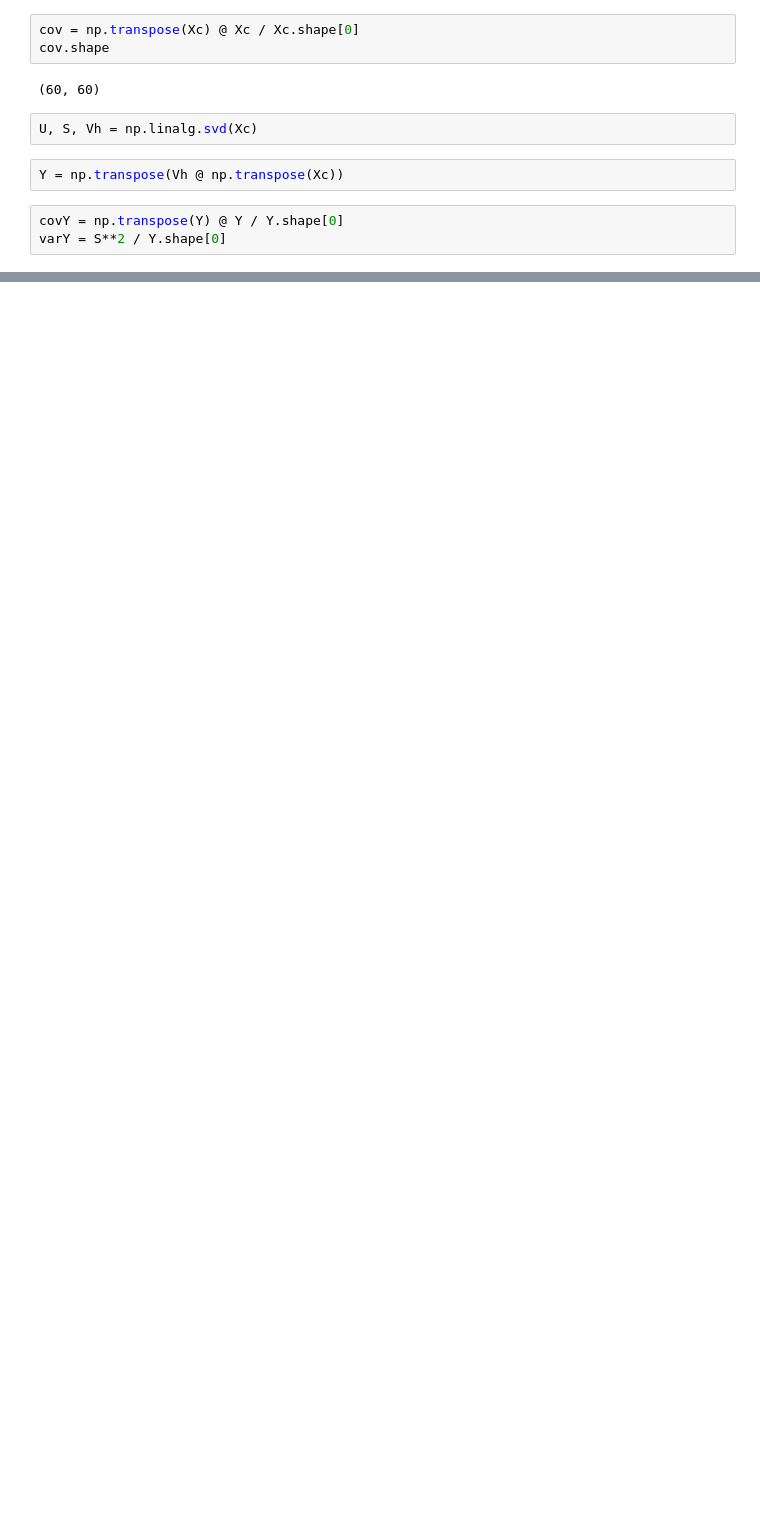
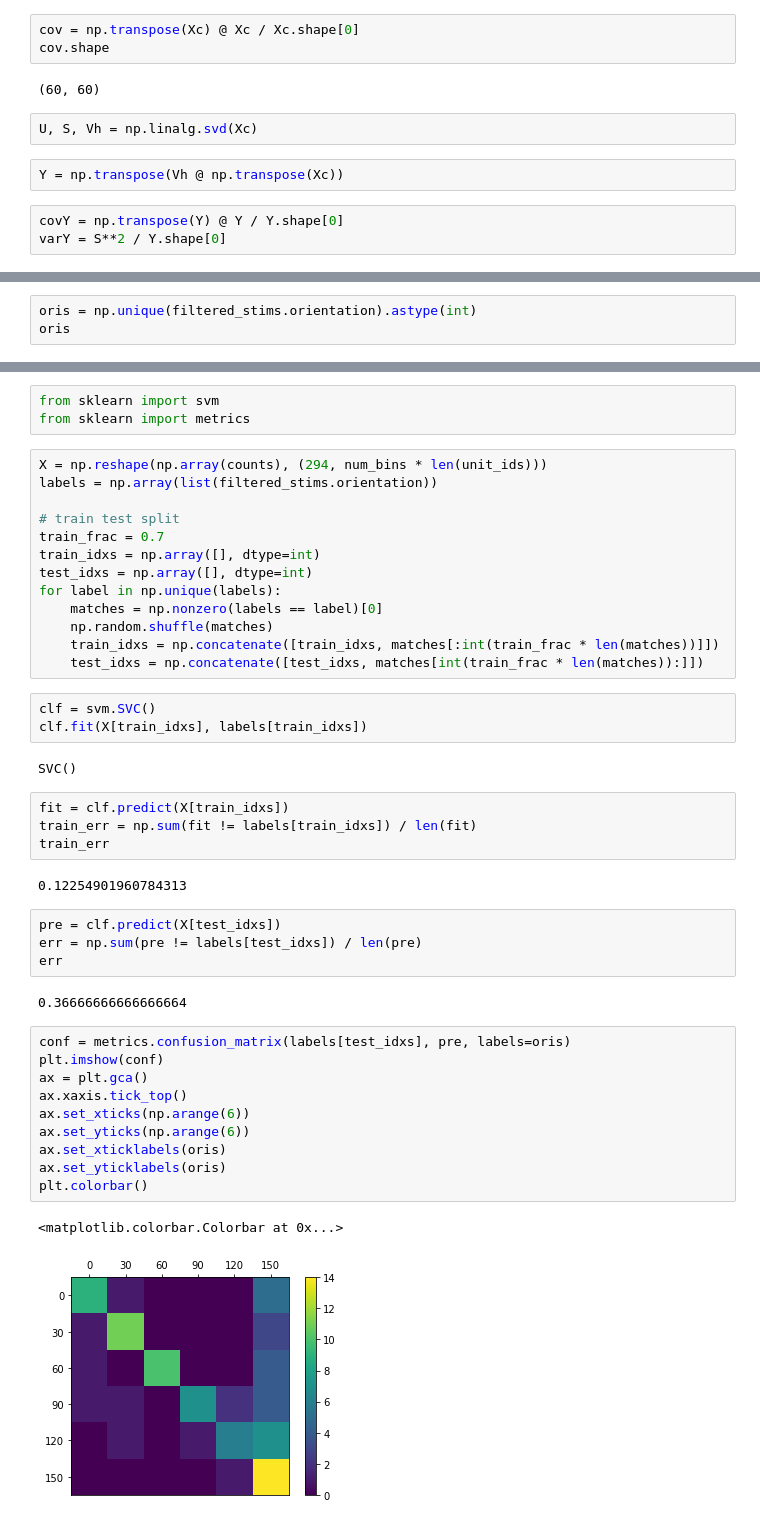
Before and after one commit to AlexTMallen/spectral-spectrum-sparse-analysis, a Jupyter notebook: allenSDK/visual_coding.ipynb, the cells around one changed output, grey strips where cells are left out. Cells and saved outputs as stored; diff of their text form; blank space fills up the shorter version.

```diff
--- a/allenSDK/visual_coding.ipynb
+++ b/allenSDK/visual_coding.ipynb
@@ -206,0 +307,3 @@ sum(a**2) / sum(a)**2
+# %%
+oris = np.unique(filtered_stims.orientation).astype(int)
+oris
@@ -206,0 +314,46 @@ sum(a**2) / sum(a)**2
+# %%
+from sklearn import svm
+from sklearn import metrics
+# %%
+X = np.reshape(np.array(counts), (294, num_bins * len(unit_ids)))
+labels = np.array(list(filtered_stims.orientation))
+
+# train test split
+train_frac = 0.7
+train_idxs = np.array([], dtype=int)
+test_idxs = np.array([], dtype=int)
+for label in np.unique(labels):
+    matches = np.nonzero(labels == label)[0]
+    np.random.shuffle(matches)
+    train_idxs = np.concatenate([train_idxs, matches[:int(train_frac * len(matches))]])
+    test_idxs = np.concatenate([test_idxs, matches[int(train_frac * len(matches)):]])
+# %%
+clf = svm.SVC()
+clf.fit(X[train_idxs], labels[train_idxs])
+# %% [output]
+SVC()
+# %%
+fit = clf.predict(X[train_idxs])
+train_err = np.sum(fit != labels[train_idxs]) / len(fit)
+train_err
+# %% [output]
+0.12254901960784313
+# %%
+pre = clf.predict(X[test_idxs])
+err = np.sum(pre != labels[test_idxs]) / len(pre)
+err
+# %% [output]
+0.36666666666666664
+# %%
+conf = metrics.confusion_matrix(labels[test_idxs], pre, labels=oris)
+plt.imshow(conf)
+ax = plt.gca()
+ax.xaxis.tick_top()
+ax.set_xticks(np.arange(6))
+ax.set_yticks(np.arange(6))
+ax.set_xticklabels(oris)
+ax.set_yticklabels(oris)
+plt.colorbar()
+# %% [output]
+<matplotlib.colorbar.Colorbar at 0x...>
+[figure, added]
```
Also changed, not shown: parts of 39 cells of this notebook.
